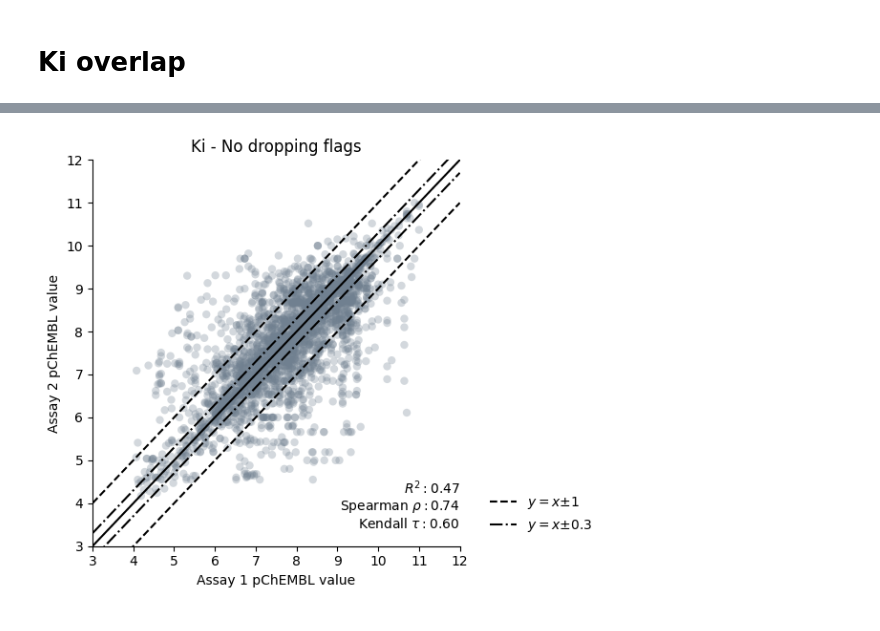
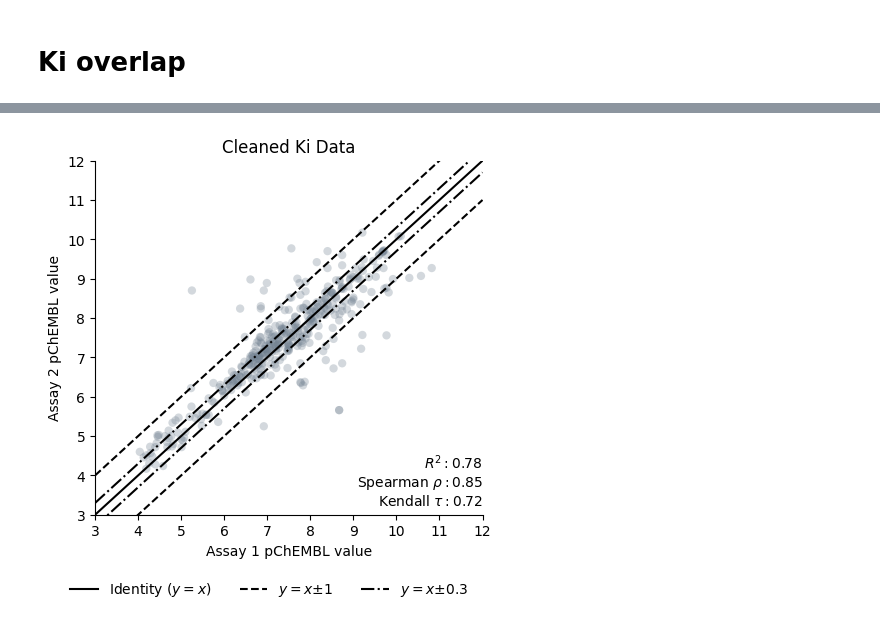
Before and after one commit to CDDLeiden/Capricho, a Jupyter notebook: notebooks/analysis.ipynb, the cells around one changed output, grey strips where cells are left out. Saved outputs shown, nothing was run; the diff lists cells and outputs as text; code cells hidden in the pictures.

```diff
--- a/notebooks/analysis.ipynb
+++ b/notebooks/analysis.ipynb
@@ -164,12 +216,28 @@ fig.savefig("ki_comparability_allflags.png", dpi=300, bbox_inches="tight", trans
+# %%
+drop_flags_rm = [
+    DroppingComment.DATA_VALIDITY_COMMENT.value,
+    DroppingComment.POTENTIAL_DUPLICATE.value,
+    DroppingComment.ASSAY_SIZE_TOO_LARGE.value,
+    DroppingComment.ASSAY_SIZE_TOO_SMALL.value,
+]
+rm_process_obs = ProcessingComment.PCHEMBL_DUPLICATION_ACROSS_DOCUMENTS.value
+
+
+drop_flags_rm = "|".join(drop_flags_rm)
+
+
+subset_ki_clean = exploded_subset_ki.query(
+    "(~dropping_comment.str.contains(@drop_flags_rm, regex=True)) "
+    "& ~processing_comment.str.contains(@rm_process_obs, regex=True)"
+    "& pchembl_value_x != pchembl_value_y"
+).query("pchembl_value_x != pchembl_value_y")
+fig, ax = plot_subset(subset_ki_clean, title="Cleaned Ki Data", figsize=(5, 4.6))
+
+fig.savefig("ki_clean_comparability.png", dpi=300, bbox_inches="tight", transparent=False)
+# %% [output]
+[figure, added]
 # %%
-rm_process_obs = ProcessingComment.CALCULATED_PCHEMBL.value
-keep_dropping = DroppingComment.PATENT_SOURCE.value
-
-subset_ki_clean = exploded_subset_ki.query(
-    '(dropping_comment == "" | dropping_comment == @keep_dropping) '
+potential_duplicates = subset_ki_clean = exploded_subset_ki.query(
+    "(~dropping_comment.str.contains(@drop_flags_rm, regex=True)) "
     "& ~processing_comment.str.contains(@rm_process_obs, regex=True)"
-)
-fig, ax = plot_subset(subset_ki_clean, title="Cleaned Ki Data")
-fig.savefig("ki_clean_comparability.png", dpi=300, bbox_inches="tight", transparent=False)
+).query("pchembl_value_x == pchembl_value_y")
-# %% [output]
-[figure, removed]
```
Also changed, not shown: parts of 11 cells of this notebook.
